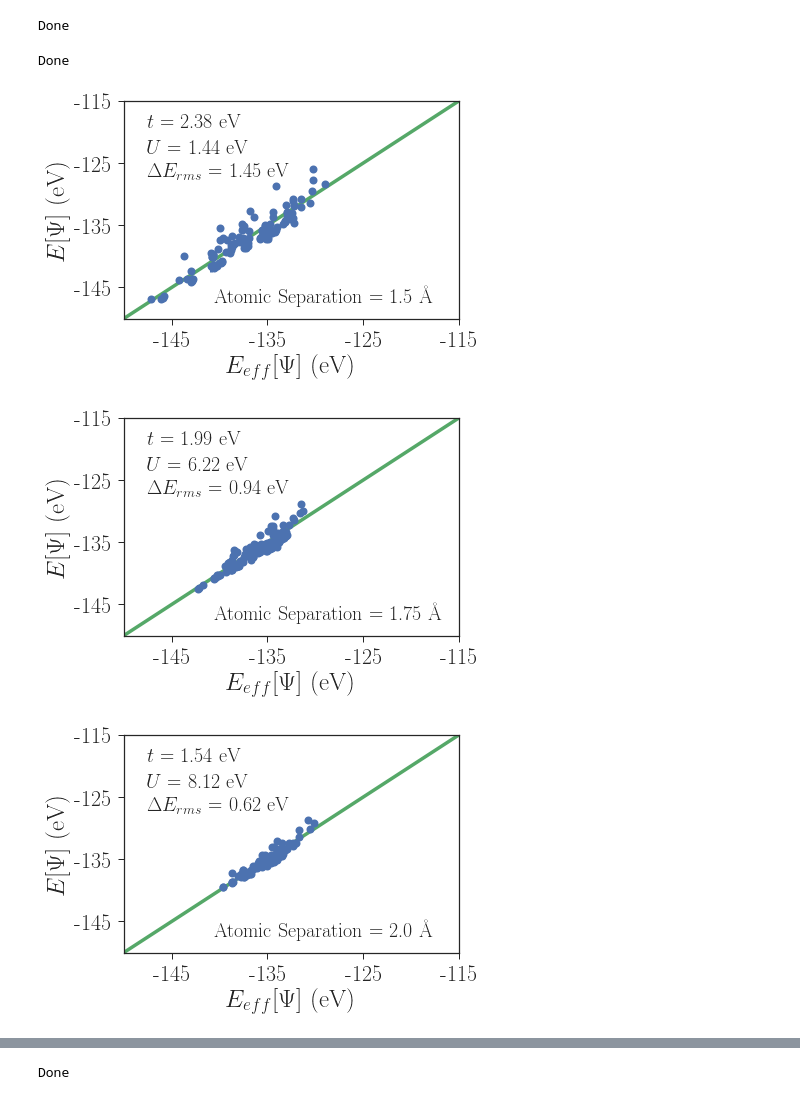
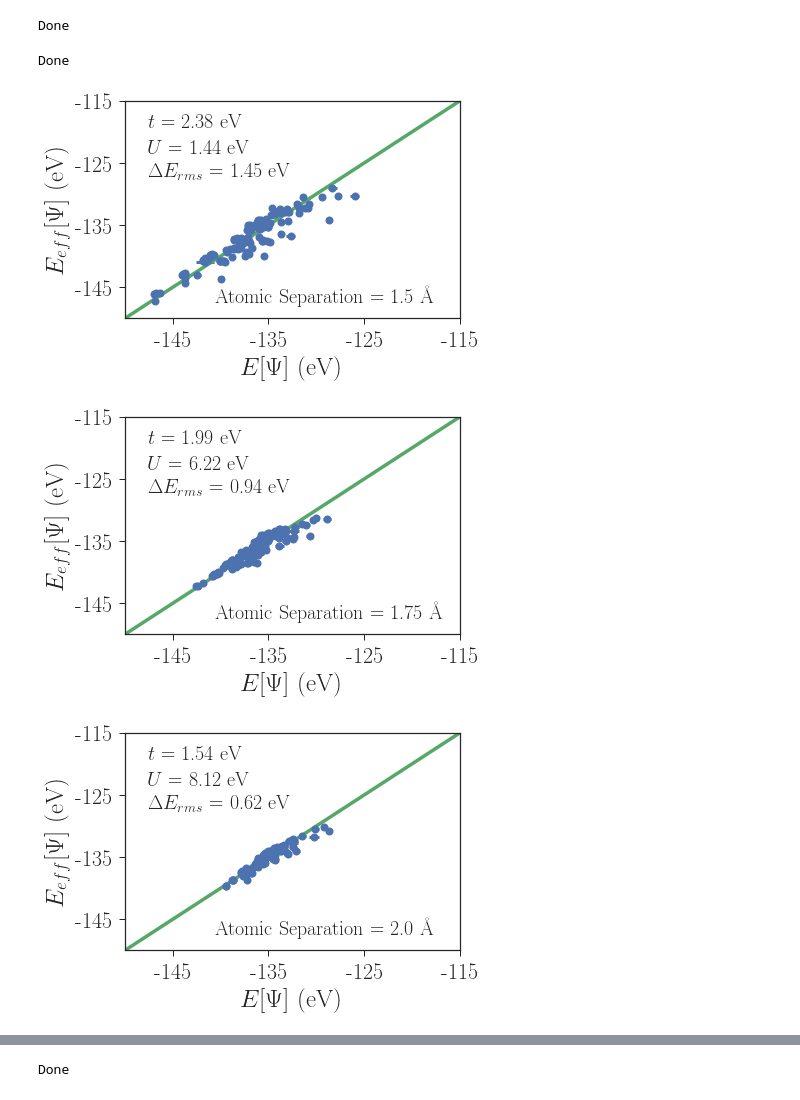
Before and after one commit to hiteshjc/Downfolding, a Jupyter notebook: hchain_data/kiel/h_chain_combine.ipynb, the cells around one changed output, grey strips where cells are left out. Cells and saved outputs as stored; diff of their text form; code cells hidden in the pictures.

Commit message:
Updated plotting script

```diff
--- a/hchain_data/kiel/h_chain_combine.ipynb
+++ b/hchain_data/kiel/h_chain_combine.ipynb
@@ -121,12 +121,12 @@ for ln in range(len(lengths)):
     lw=0
     ms=8
 
-    plt.errorbar(model_energy, ab_energy, yerr=ab_err, elinewidth=3, linewidth=lw, marker='o', markersize=ms-2, mew=2)
+    plt.errorbar(ab_energy, model_energy, xerr=ab_err, elinewidth=3, linewidth=lw, marker='o', markersize=ms-2, mew=2)
     plt.plot([100*np.min(model_energy), 0], [100*np.min(model_energy), 0], linewidth=lw+3.5)
     plt.xticks(energy_ticks, energy_ticks, fontsize=tfs)
     plt.yticks(energy_ticks, energy_ticks, fontsize=tfs)
-    plt.xlabel('$E_{eff} [\Psi]$ (eV)', fontsize=fs)
-    plt.ylabel('$E [\Psi]$ (eV)', fontsize=fs)
+    plt.ylabel('$E_{eff} [\Psi]$ (eV)', fontsize=fs)
+    plt.xlabel('$E [\Psi]$ (eV)', fontsize=fs)
     plt.xlim([-150, -115])
     plt.ylim([-150, -115])
 
@@ -158,33 +158,33 @@ c=len(lengths)+1
 
 if len(parameters)==3:
   plt.figure(c)
   c+=1
   plt.plot(lengths, np.abs(np.array(param_hold[1])/np.array(param_hold[0])), linewidth=lw+2, marker='o', markersize=ms-2, mew=2)
   plt.xticks(length_ticks, length_ticks, fontsize=tfs)
   plt.yticks(ut_rat_ticks, ut_rat_ticks, fontsize=tfs)
   plt.xlabel('Atomic Separation (\AA)', fontsize=fs)
   plt.ylabel('$U/t$ Ratio', fontsize=fs)
   plt.savefig(np.str(parameters[2])+np.str(parameters[1])+'_ratio_vs_separation_h_chain.png', dpi=200, bbox_inches='tight')
   plt.savefig(np.str(parameters[2])+np.str(parameters[1])+'_ratio_vs_separation_h_chain.pdf', bbox_inches='tight')
 
 
 plt.figure(c)
 c+=1
 plt.plot(lengths, rms_hold, linewidth=lw+2, marker='o', markersize=ms-2, mew=2)
 plt.xticks(length_ticks, length_ticks, fontsize=tfs)
 plt.yticks(rms_ticks, rms_ticks, fontsize=tfs)
 plt.xlabel('Atomic Separation (\AA)', fontsize=fs)
 plt.ylabel('RMS Error (eV)', fontsize=fs)
 plt.xticks(fontsize=tfs)
 plt.yticks(fontsize=tfs)
 #plt.title('RMS Error in $U-t$ Model Relative to QMC', fontsize=fs)
 plt.savefig('rms_ut_error_vs_separation_h_chain.png', bbox_inches='tight', dpi=200)
 plt.savefig('rms_ut_error_vs_separation_h_chain.pdf', bbox_inches='tight')
 plt.savefig('rms_ut_error_vs_separation_h_chain.eps', bbox_inches='tight')
 
 print('Done')
 # %% [output]
 Done
-[figure, old version]
+[figure, new version]
-[figure, old version]
+[figure, new version]
-[figure, old version]
+[figure, new version]
```
Also changed, not shown: parts of 1 cell of this notebook.
